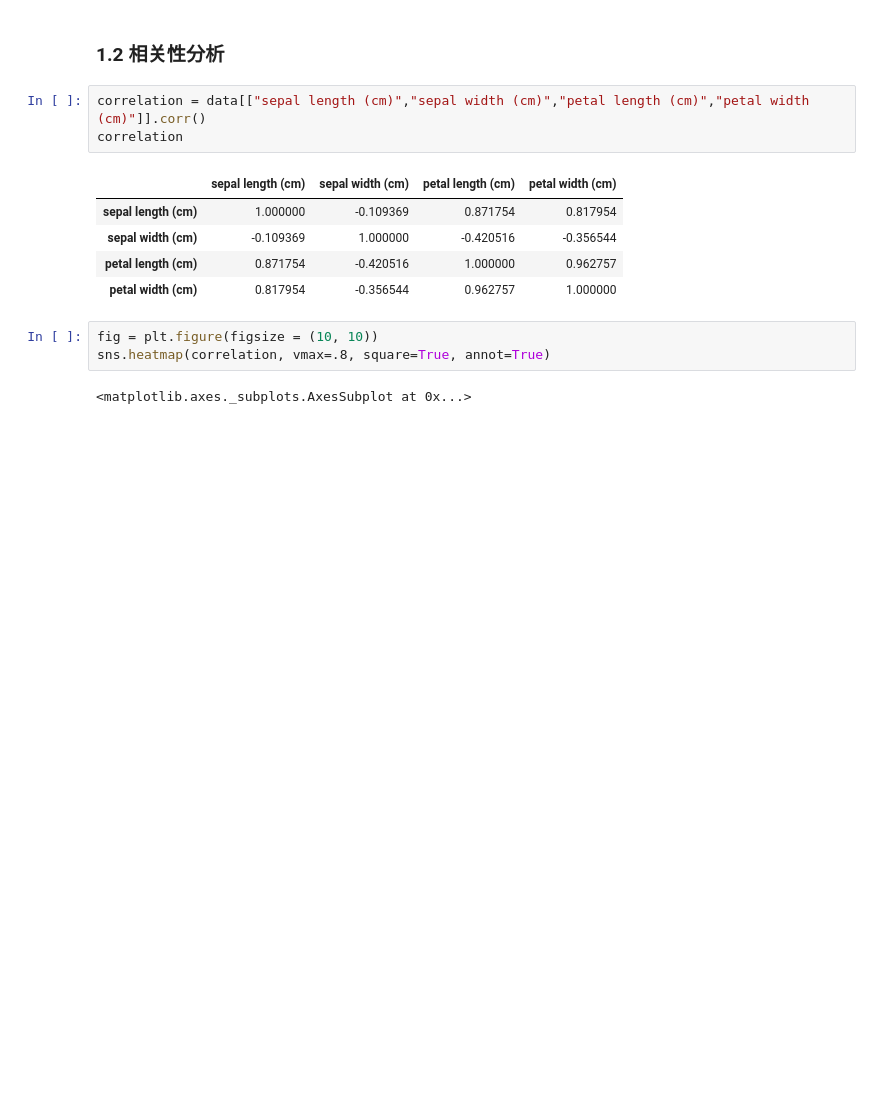
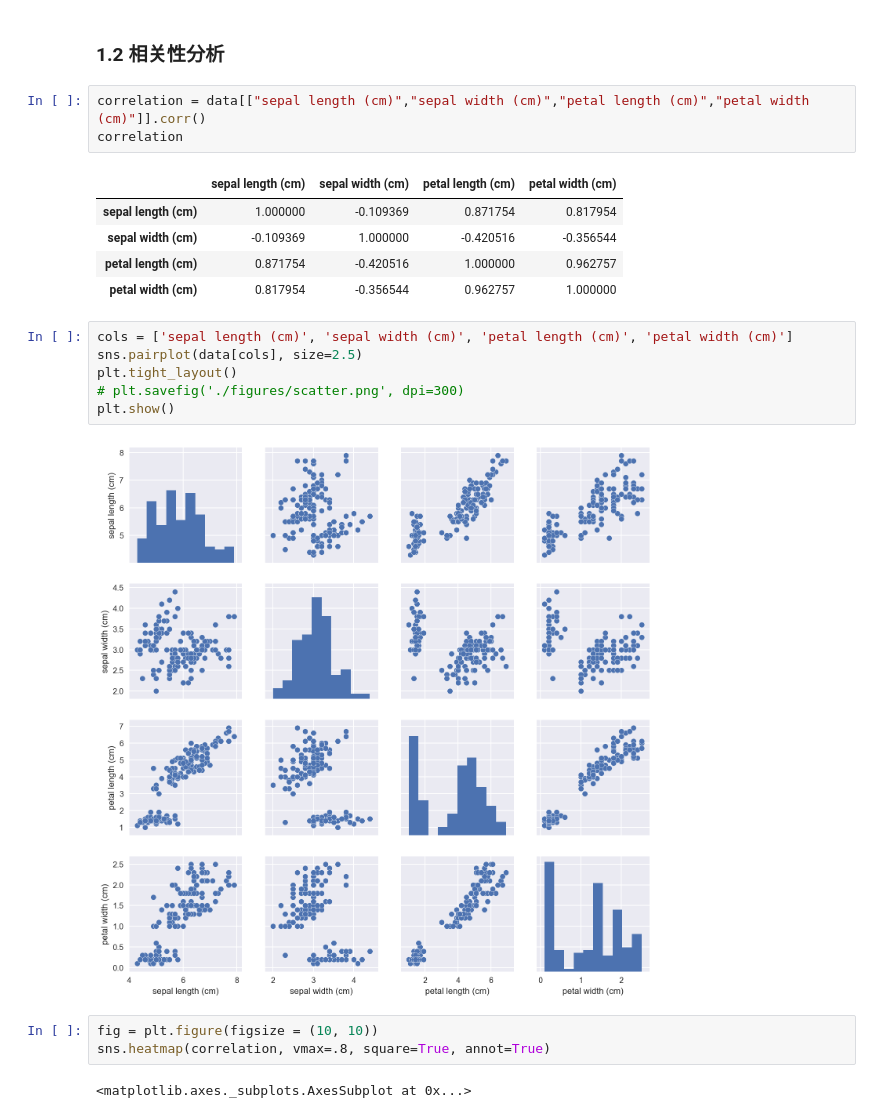
Before and after one commit to sven5566/PythonDataAnalysis, a Jupyter notebook: Pandans函数操作.ipynb, the cells around one changed output. Saved outputs shown, nothing was run; the diff lists cells and outputs as text; blank space fills up the shorter version.

```diff
--- a/Pandans函数操作.ipynb
+++ b/Pandans函数操作.ipynb
@@ -104,6 +104,14 @@ correlation
 | sepal width (cm) | -0.109369 | 1.000000 | -0.420516 | -0.356544 |
 | petal length (cm) | 0.871754 | -0.420516 | 1.000000 | 0.962757 |
 | petal width (cm) | 0.817954 | -0.356544 | 0.962757 | 1.000000 |
+# %%
+cols = ['sepal length (cm)', 'sepal width (cm)', 'petal length (cm)', 'petal width (cm)']
+sns.pairplot(data[cols], size=2.5)
+plt.tight_layout()
+# plt.savefig('./figures/scatter.png', dpi=300)
+plt.show()
+# %% [output]
+[figure, added]
 # %%
 fig = plt.figure(figsize = (10, 10))
 sns.heatmap(correlation, vmax=.8, square=True, annot=True)
```
Also changed, not shown: parts of 3 cells of this notebook, 2 other files.
